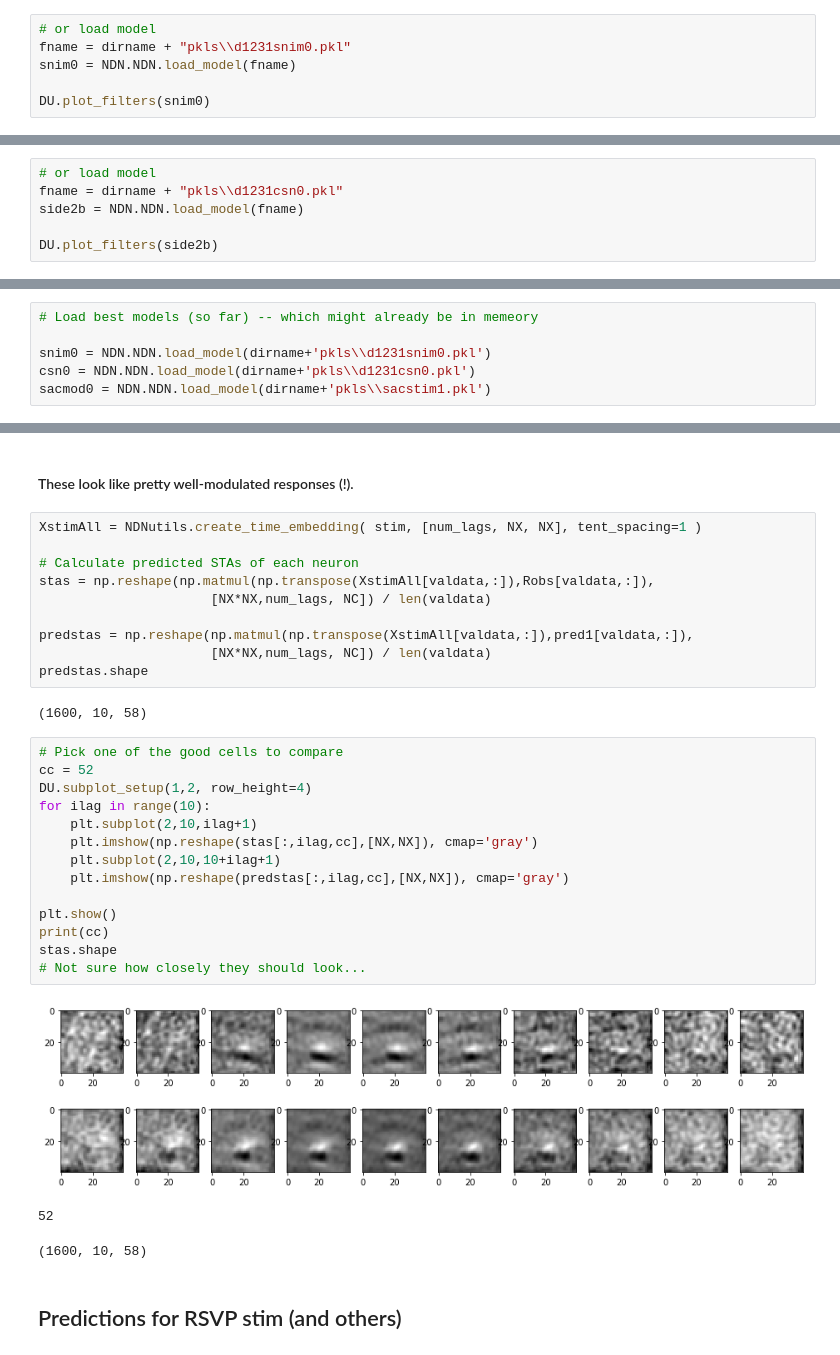
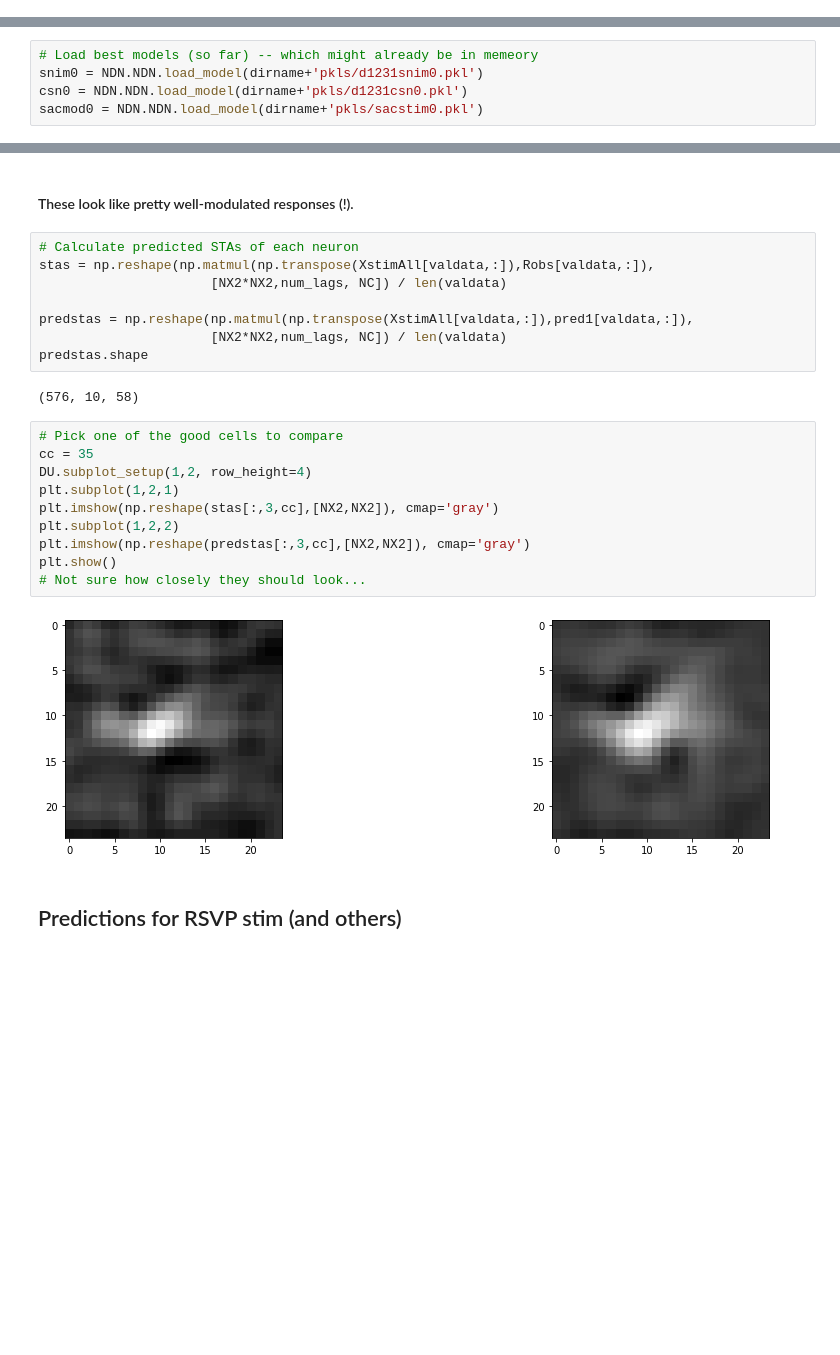
Before and after one commit to jcbyts/V1FreeViewingCode, a Jupyter notebook: Analysis/notebooks/MarmoSharedStreamlined2019Jan.ipynb, the cells around one changed output, grey strips where cells are left out. Drawn from its saved outputs; the diff is of its cells as text; blank space fills up the shorter version.

```diff
--- a/Analysis/notebooks/MarmoSharedStreamlined2019Jan.ipynb
+++ b/Analysis/notebooks/MarmoSharedStreamlined2019Jan.ipynb
@@ -374,6 +376,0 @@ snim0.save_model(dirname+'pkls/d1231snim0.pkl')
-# %%
-# or load model
-fname = dirname + "pkls\\d1231snim0.pkl"
-snim0 = NDN.NDN.load_model(fname)
-
-DU.plot_filters(snim0)
@@ -502,6 +496,0 @@ side2b.save_model(dirname+'pkls/d1231csn0.pkl')
-# %%
-# or load model
-fname = dirname + "pkls\\d1231csn0.pkl"
-side2b = NDN.NDN.load_model(fname)
-
-DU.plot_filters(side2b)
@@ -1088,10 +1067,9 @@ Model pickled to /home/dbutts/Marmo/pkls/sacstim0.pkl
 ## Predictions for this stimulus, to verify models can produce same STAs
 # %%
 # Load best models (so far) -- which might already be in memeory
-
-snim0 = NDN.NDN.load_model(dirname+'pkls\\d1231snim0.pkl')
-csn0 = NDN.NDN.load_model(dirname+'pkls\\d1231csn0.pkl')
-sacmod0 = NDN.NDN.load_model(dirname+'pkls\\sacstim1.pkl')
+snim0 = NDN.NDN.load_model(dirname+'pkls/d1231snim0.pkl')
+csn0 = NDN.NDN.load_model(dirname+'pkls/d1231csn0.pkl')
+sacmod0 = NDN.NDN.load_model(dirname+'pkls/sacstim0.pkl')
 # %%
 # Regenerate stim -- if needed (although need full data)
 num_lags = 10
@@ -1136,34 +1113,26 @@ plt.show()
 # %% [markdown]
 #### These look like pretty well-modulated responses (!).
 # %%
-XstimAll = NDNutils.create_time_embedding( stim, [num_lags, NX, NX], tent_spacing=1 )
-
 # Calculate predicted STAs of each neuron
 stas = np.reshape(np.matmul(np.transpose(XstimAll[valdata,:]),Robs[valdata,:]),
-                      [NX*NX,num_lags, NC]) / len(valdata)
+                      [NX2*NX2,num_lags, NC]) / len(valdata)
 
 predstas = np.reshape(np.matmul(np.transpose(XstimAll[valdata,:]),pred1[valdata,:]),
-                      [NX*NX,num_lags, NC]) / len(valdata)
+                      [NX2*NX2,num_lags, NC]) / len(valdata)
 predstas.shape
 # %% [output]
-(1600, 10, 58)
+(576, 10, 58)
 # %%
 # Pick one of the good cells to compare
-cc = 52
+cc = 35
 DU.subplot_setup(1,2, row_height=4)
-for ilag in range(10):
-    plt.subplot(2,10,ilag+1)
-    plt.imshow(np.reshape(stas[:,ilag,cc],[NX,NX]), cmap='gray')
-    plt.subplot(2,10,10+ilag+1)
-    plt.imshow(np.reshape(predstas[:,ilag,cc],[NX,NX]), cmap='gray')
-
+plt.subplot(1,2,1)
+plt.imshow(np.reshape(stas[:,3,cc],[NX2,NX2]), cmap='gray')
+plt.subplot(1,2,2)
+plt.imshow(np.reshape(predstas[:,3,cc],[NX2,NX2]), cmap='gray')
 plt.show()
-print(cc)
-stas.shape
 # Not sure how closely they should look...
 # %% [output]
-[figure, old version]
+[figure, new version]
-52
-(1600, 10, 58)
 # %% [markdown]
 ## Predictions for RSVP stim (and others)
```
Also changed, not shown: parts of 42 cells of this notebook, 2 other files.
